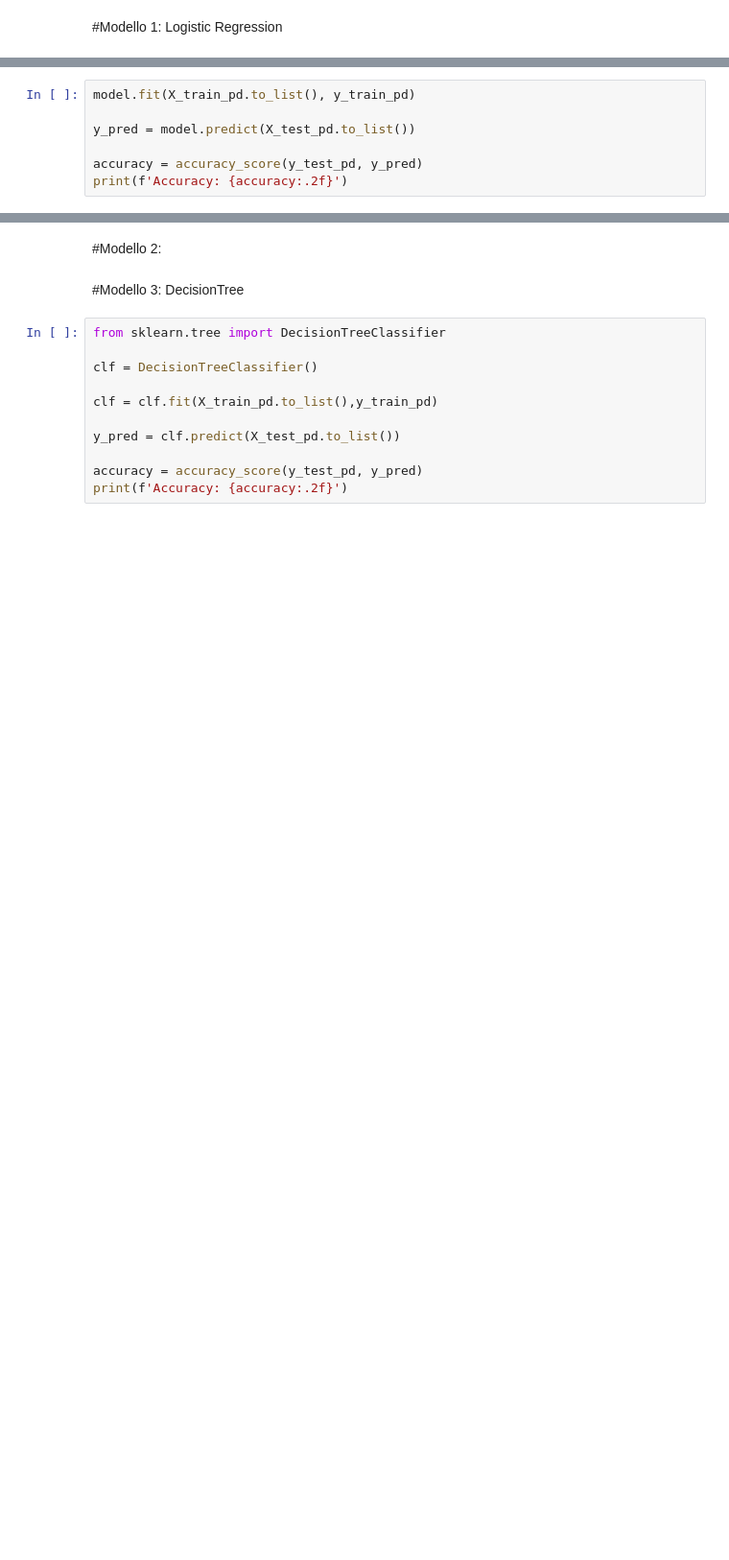
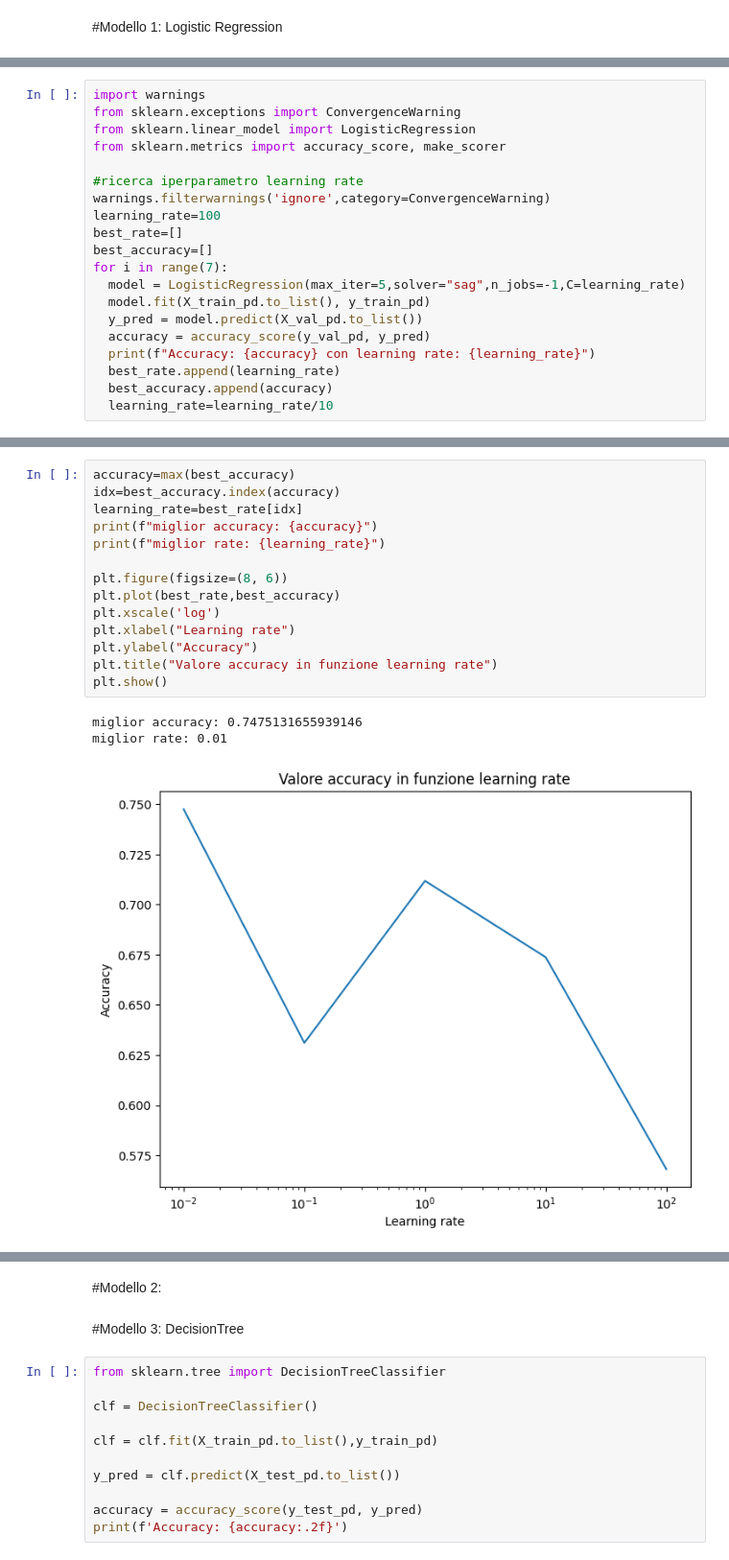
Before and after one commit to GiacomoMM/blood-cell-classification-detection, a Jupyter notebook: Progetto_LabIA.ipynb, the cells around one changed output, grey strips where cells are left out. Shown at 96% size. Cells and saved outputs as stored; diff of their text form; blank space fills up the shorter version.

```diff
--- a/Progetto_LabIA.ipynb
+++ b/Progetto_LabIA.ipynb
@@ -309,7 +327,20 @@ for mean, stdev, param in zip(means, stds, params):
-# %%
-model.fit(X_train_pd.to_list(), y_train_pd)
-
-y_pred = model.predict(X_test_pd.to_list())
-
-accuracy = accuracy_score(y_test_pd, y_pred)
-print(f'Accuracy: {accuracy:.2f}')
+# %%
+import warnings
+from sklearn.exceptions import ConvergenceWarning
+from sklearn.linear_model import LogisticRegression
+from sklearn.metrics import accuracy_score, make_scorer
+
+#ricerca iperparametro learning rate
+warnings.filterwarnings('ignore',category=ConvergenceWarning)
+learning_rate=100
+best_rate=[]
+best_accuracy=[]
+for i in range(7):
+  model = LogisticRegression(max_iter=5,solver="sag",n_jobs=-1,C=learning_rate)
+  model.fit(X_train_pd.to_list(), y_train_pd)
+  y_pred = model.predict(X_val_pd.to_list())
+  accuracy = accuracy_score(y_val_pd, y_pred)
+  print(f"Accuracy: {accuracy} con learning rate: {learning_rate}")
+  best_rate.append(learning_rate)
+  best_accuracy.append(accuracy)
+  learning_rate=learning_rate/10
@@ -315,0 +353,18 @@ print(f'Accuracy: {accuracy:.2f}')
+# %%
+accuracy=max(best_accuracy)
+idx=best_accuracy.index(accuracy)
+learning_rate=best_rate[idx]
+print(f"miglior accuracy: {accuracy}")
+print(f"miglior rate: {learning_rate}")
+
+plt.figure(figsize=(8, 6))
+plt.plot(best_rate,best_accuracy)
+plt.xscale('log')
+plt.xlabel("Learning rate")
+plt.ylabel("Accuracy")
+plt.title("Valore accuracy in funzione learning rate")
+plt.show()
+# %% [output]
+miglior accuracy: 0.7475131655939146
+miglior rate: 0.01
+[figure, added]
```
Also changed, not shown: parts of 15 cells of this notebook.
